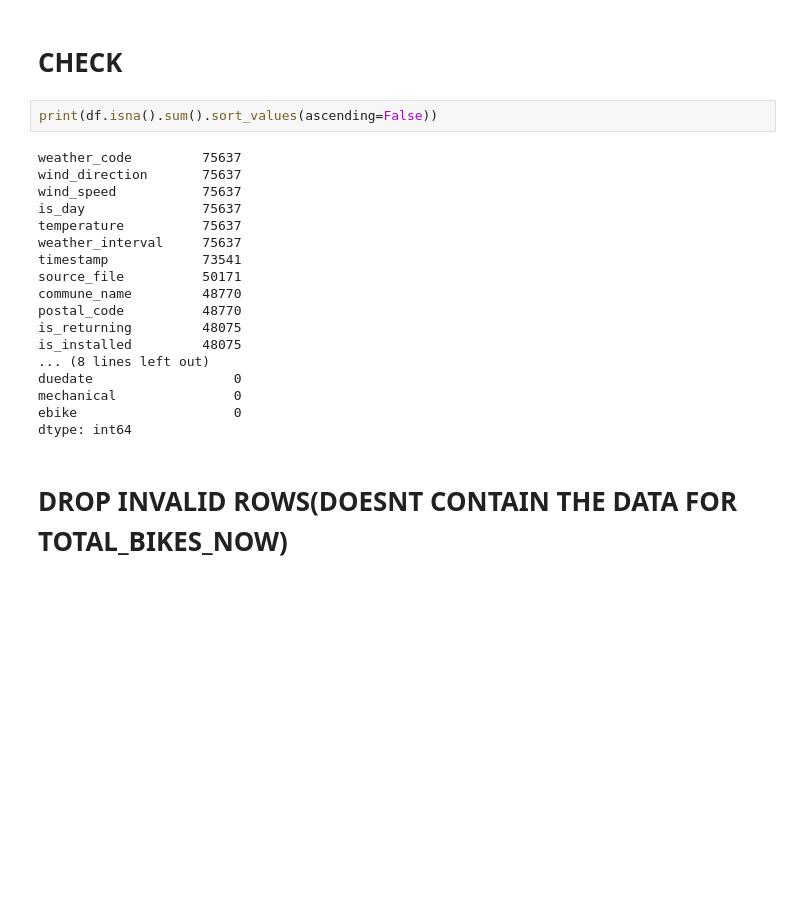
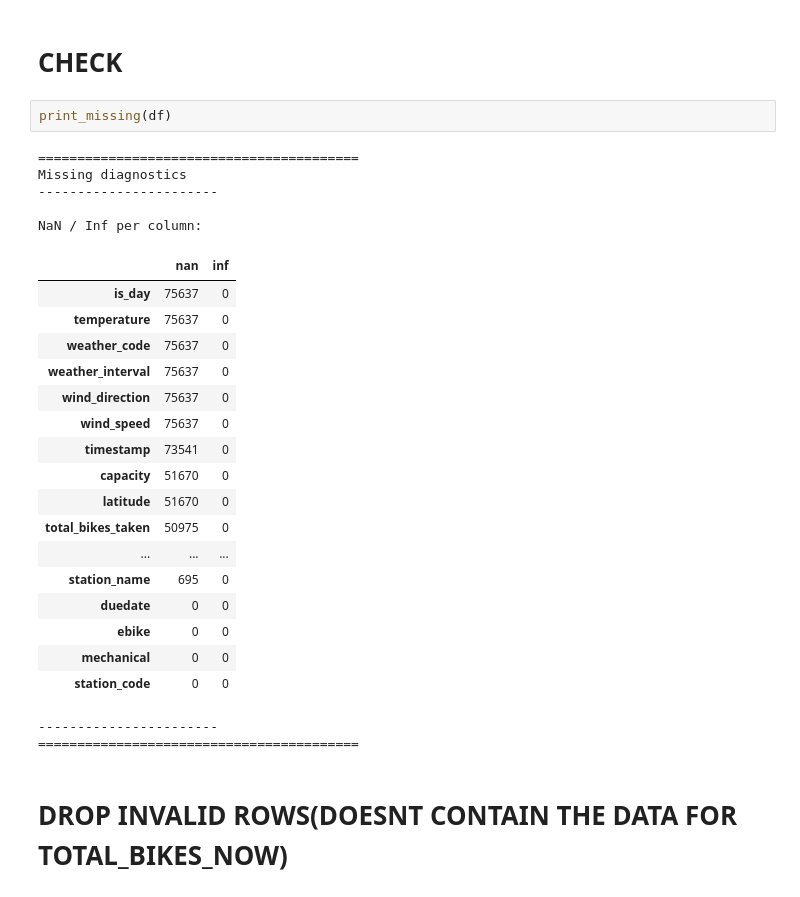
Before and after one commit to EmirhanFaruk/Projet-DALAS, a Jupyter notebook: prepare_data/prepare_data.ipynb, the cells around one changed output. Saved outputs shown, nothing was run; the diff lists cells and outputs as text; blank space fills up the shorter version.

```diff
--- a/prepare_data/prepare_data.ipynb
+++ b/prepare_data/prepare_data.ipynb
@@ -246,25 +372,32 @@ df = df.rename(columns=feature_name_dict)
 # %% [markdown]
 # CHECK
 # %%
-print(df.isna().sum().sort_values(ascending=False))
+print_missing(df)
 # %% [output]
-weather_code         75637
-wind_direction       75637
-wind_speed           75637
-is_day               75637
-temperature          75637
-weather_interval     75637
-timestamp            73541
-source_file          50171
-commune_name         48770
-postal_code          48770
-is_returning         48075
-is_installed         48075
-... (8 lines left out)
-duedate                  0
-mechanical               0
-ebike                    0
-dtype: int64
+=========================================
+Missing diagnostics
+-----------------------
+
+NaN / Inf per column:
+|  | nan | inf |
+| is_day | 75637 | 0 |
+| temperature | 75637 | 0 |
+| weather_code | 75637 | 0 |
+| weather_interval | 75637 | 0 |
+| wind_direction | 75637 | 0 |
+| wind_speed | 75637 | 0 |
+| timestamp | 73541 | 0 |
+| capacity | 51670 | 0 |
+| latitude | 51670 | 0 |
+| total_bikes_taken | 50975 | 0 |
+| ... | ... | ... |
+| station_name | 695 | 0 |
+| duedate | 0 | 0 |
+| ebike | 0 | 0 |
+| mechanical | 0 | 0 |
+| station_code | 0 | 0 |
+-----------------------
+=========================================
 # %% [markdown]
 # DROP INVALID ROWS(DOESNT CONTAIN THE DATA FOR TOTAL_BIKES_NOW)
 # %%
```
Also changed, not shown: parts of 11 cells of this notebook, 6 other files.
